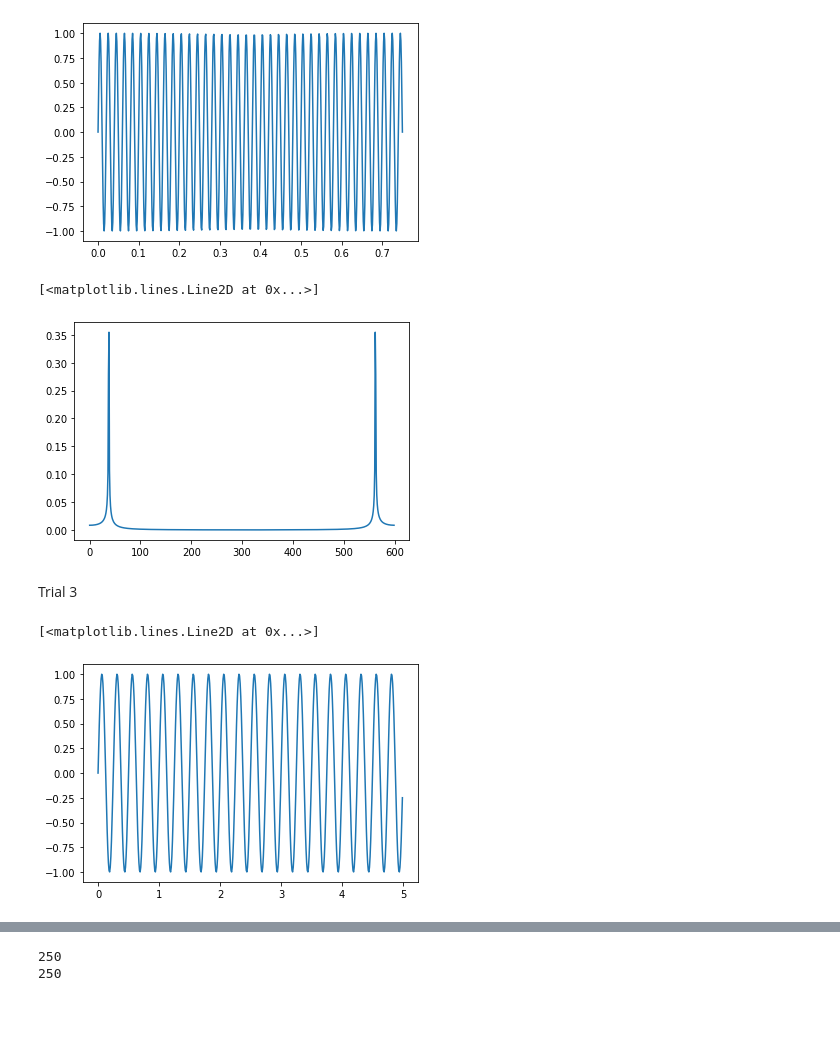
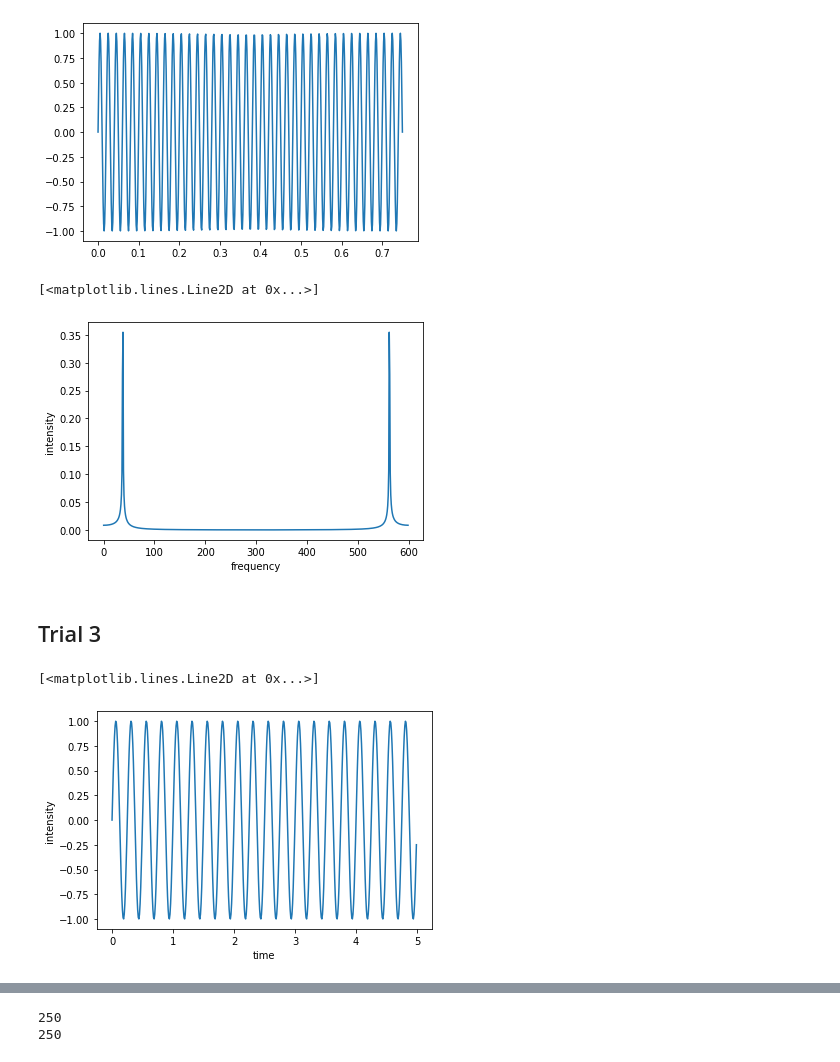
Before and after one commit to Yousousen/pulsar_analysis, a Jupyter notebook: scripts/ipynb.ipynb, the cells around one changed output, grey strips where cells are left out. Saved outputs shown, nothing was run; the diff lists cells and outputs as text; code cells hidden in the pictures; blank space fills up the shorter version.

```diff
--- a/scripts/ipynb.ipynb
+++ b/scripts/ipynb.ipynb
@@ -75,12 +75,14 @@ plt.plot(xvals, sin)
 [figure]
 # %%
 #plt.plot(np.fft.fft(sin)/len(sin))
+plt.ylabel('intensity')
+plt.xlabel('frequency')
 plt.plot(abs(np.fft.fft(sin)/len(sin)))
 # %% [output]
 [<matplotlib.lines.Line2D at 0x...>]
-[figure, old version]
+[figure, new version]
-# %% [markdown]
-Trial 3
+# %% [markdown]
+## Trial 3
 # %%
 N = 100
 interval = 1 /N
@@ -93,8 +95,10 @@ signal2Frequency = 7
 sin1 = np.sin(2*np.pi*signal1Frequency*time)
 sin2 = np.sin(2*np.pi*signal2Frequency*time)
 # %%
+plt.ylabel('intensity')
+plt.xlabel('time')
 plt.plot(time, sin1)
 # %% [output]
 [<matplotlib.lines.Line2D at 0x...>]
-[figure, old version]
+[figure, new version]
 # %%
```
Also changed, not shown: parts of 23 cells of this notebook.
